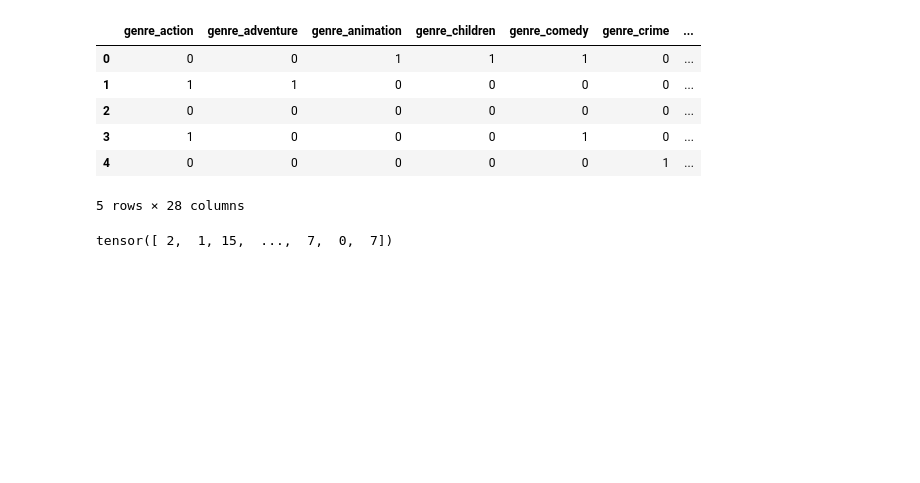
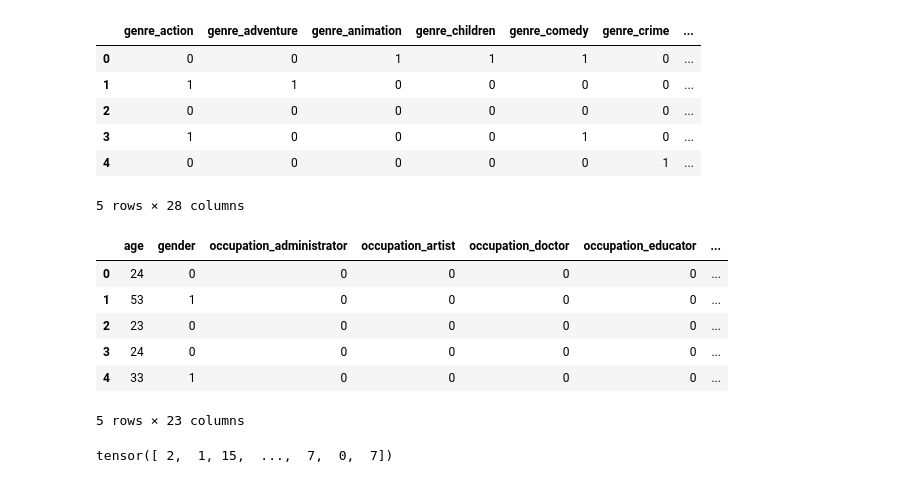
Before and after one commit to ShopRunner/collie, a Jupyter notebook: tutorials/06_multi_stage_models.ipynb, the cells around one changed output. Drawn from its saved outputs; the diff is of its cells as text; code cells hidden in the pictures; blank space fills up the shorter version.

Commit message:
updates to notebooks 5 and 6

```diff
--- a/tutorials/06_multi_stage_models.ipynb
+++ b/tutorials/06_multi_stage_models.ipynb
@@ -110,6 +109,20 @@ metadata_df.head()
 | 3 | 1 | 0 | 0 | 0 | 1 | 0 | ... |
 | 4 | 0 | 0 | 0 | 0 | 0 | 1 | ... |
 5 rows × 28 columns
+# %%
+# read in the same metadata used in notebook ``05``
+user_metadata_df = get_user_metadata()
+
+
+user_metadata_df.head()
+# %% [output]
+|  | age | gender | occupation_administrator | occupation_artist | occupation_doctor | occupation_educator | ... |
+| 0 | 24 | 0 | 0 | 0 | 0 | 0 | ... |
+| 1 | 53 | 1 | 0 | 0 | 0 | 0 | ... |
+| 2 | 23 | 0 | 0 | 0 | 0 | 0 | ... |
+| 3 | 24 | 0 | 0 | 0 | 0 | 0 | ... |
+| 4 | 33 | 1 | 0 | 0 | 0 | 0 | ... |
+5 rows × 23 columns
 # %%
 # We'll also recreate ``genres`` - a ``1 x n_items`` tensor with a number representing the
 # first genre associated with the film, for simplicity
```
Also changed, not shown: parts of 13 cells of this notebook, 1 other file.
